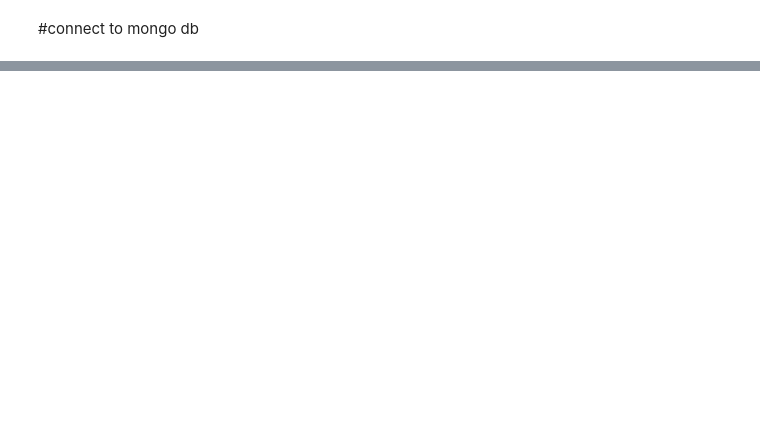
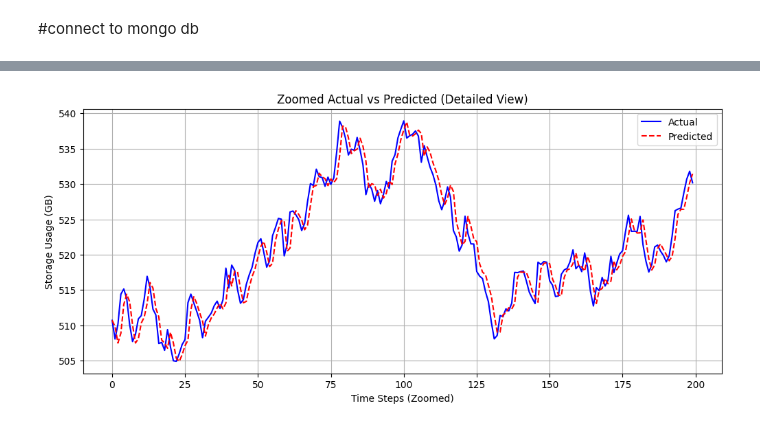
Before and after one commit to VarshithPawarHR/HPE-StoragePrediction, a Jupyter notebook: Collab/Varshith_collab/storageMonitor.ipynb, the cells around one changed output, grey strips where cells are left out. Drawn from its saved outputs; the diff is of its cells as text; code cells hidden in the pictures; blank space fills up the shorter version.

```diff
--- a/Collab/Varshith_collab/storageMonitor.ipynb
+++ b/Collab/Varshith_collab/storageMonitor.ipynb
@@ -318,0 +163,15 @@ Actual: 2436.84 GB, Predicted: 2419.73 GB
+# %%
+from tensorflow.keras.models import Sequential
+from tensorflow.keras.layers import Input, LSTM, Dropout, Dense
+
+model = Sequential([
+    Input(shape=(X_train.shape[1], 1)),  # 👈 Recommended way to define input shape
+    LSTM(64, return_sequences=True),
+    LSTM(128, return_sequences=True),
+    LSTM(64),
+    Dropout(0.2),
+    Dense(1)
+])
+
+model.compile(optimizer="adam", loss="mse", metrics=["mae"])
+model.summary()
@@ -318,0 +205,13 @@ Actual: 2436.84 GB, Predicted: 2419.73 GB
+# %%
+from tensorflow.keras.callbacks import EarlyStopping
+
+early_stop = EarlyStopping(monitor='val_loss', patience=10, restore_best_weights=True)
+
+history = model.fit(
+    X_train, y_train,
+    validation_data=(X_test, y_test),
+    epochs=60,
+    batch_size=32,
+    verbose=1,
+    callbacks=[early_stop]  # 👈 Add this line
+)
@@ -318,0 +286,17 @@ Actual: 2436.84 GB, Predicted: 2419.73 GB
+# %%
+plt.figure(figsize=(12, 5))
+
+# Change range to zoom into different parts
+start = 100
+end = start + 200
+
+plt.plot(y_test_original[start:end], label="Actual", color="blue")
+plt.plot(y_pred_original[start:end], label="Predicted", color="red", linestyle="dashed")
+plt.xlabel("Time Steps (Zoomed)")
+plt.ylabel("Storage Usage (GB)")
+plt.title("Zoomed Actual vs Predicted (Detailed View)")
+plt.legend()
+plt.grid(True)
+plt.show()
+# %% [output]
+[figure, added]
```
Also changed, not shown: parts of 45 cells of this notebook, 3 other files.
